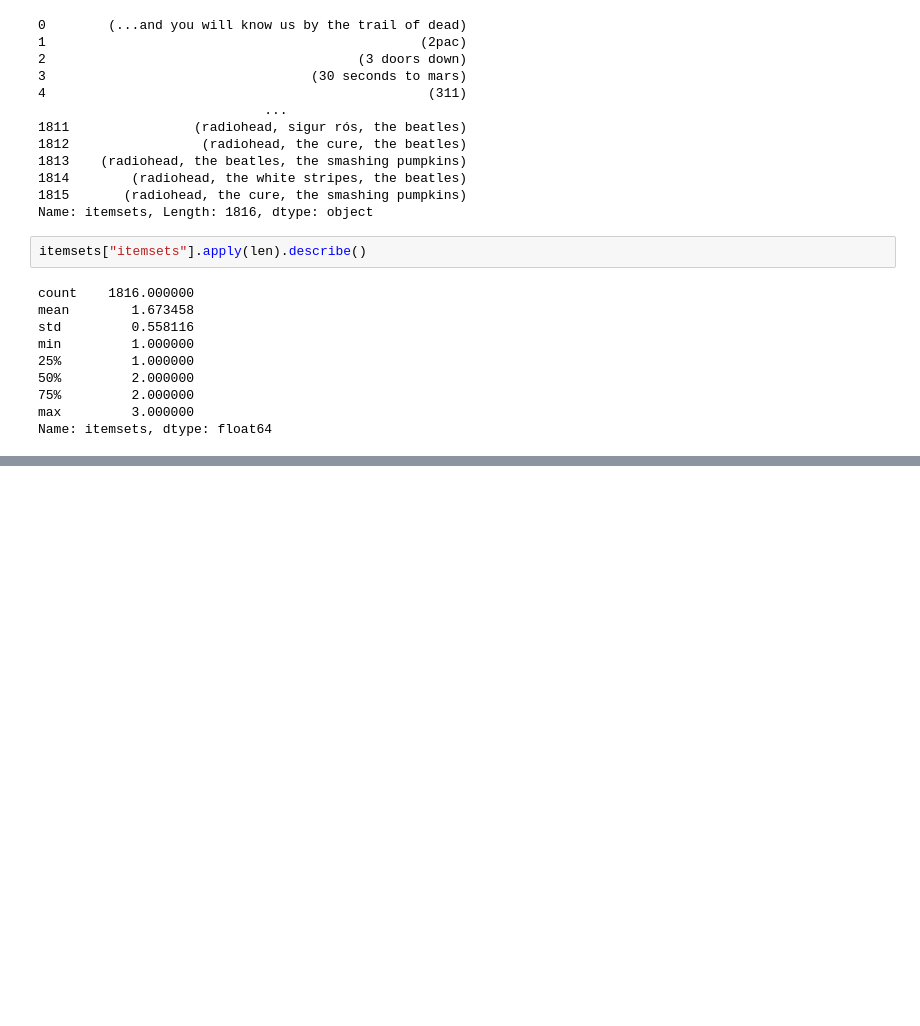
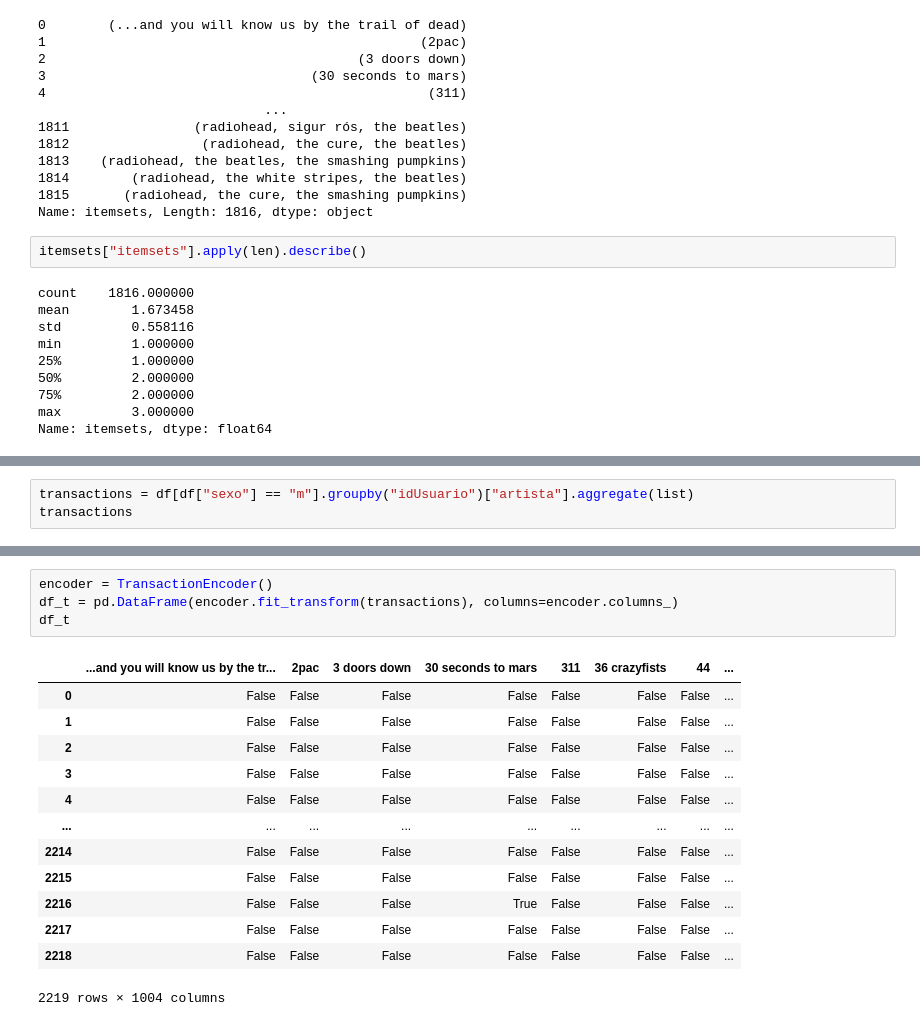
Before and after one commit to usr-bin32/data-mining-assignments, a Jupyter notebook: p2/notebook.ipynb, the cells around one changed output, grey strips where cells are left out. Cells and saved outputs as stored; diff of their text form; blank space fills up the shorter version.

```diff
--- a/p2/notebook.ipynb
+++ b/p2/notebook.ipynb
@@ -148,0 +153,3 @@ g.set_xlabels("Usuários")
+# %%
+transactions = df[df["sexo"] == "m"].groupby("idUsuario")["artista"].aggregate(list)
+transactions
@@ -148,0 +170,18 @@ g.set_xlabels("Usuários")
+# %%
+encoder = TransactionEncoder()
+df_t = pd.DataFrame(encoder.fit_transform(transactions), columns=encoder.columns_)
+df_t
+# %% [output]
+|  | ...and you will know us by the tr... | 2pac | 3 doors down | 30 seconds to mars | 311 | 36 crazyfists | 44 | ... |
+| 0 | False | False | False | False | False | False | False | ... |
+| 1 | False | False | False | False | False | False | False | ... |
+| 2 | False | False | False | False | False | False | False | ... |
+| 3 | False | False | False | False | False | False | False | ... |
+| 4 | False | False | False | False | False | False | False | ... |
+| ... | ... | ... | ... | ... | ... | ... | ... | ... |
+| 2214 | False | False | False | False | False | False | False | ... |
+| 2215 | False | False | False | False | False | False | False | ... |
+| 2216 | False | False | False | True | False | False | False | ... |
+| 2217 | False | False | False | False | False | False | False | ... |
+| 2218 | False | False | False | False | False | False | False | ... |
+2219 rows × 1004 columns
```
Also changed, not shown: parts of 20 cells of this notebook, 5 other files.
